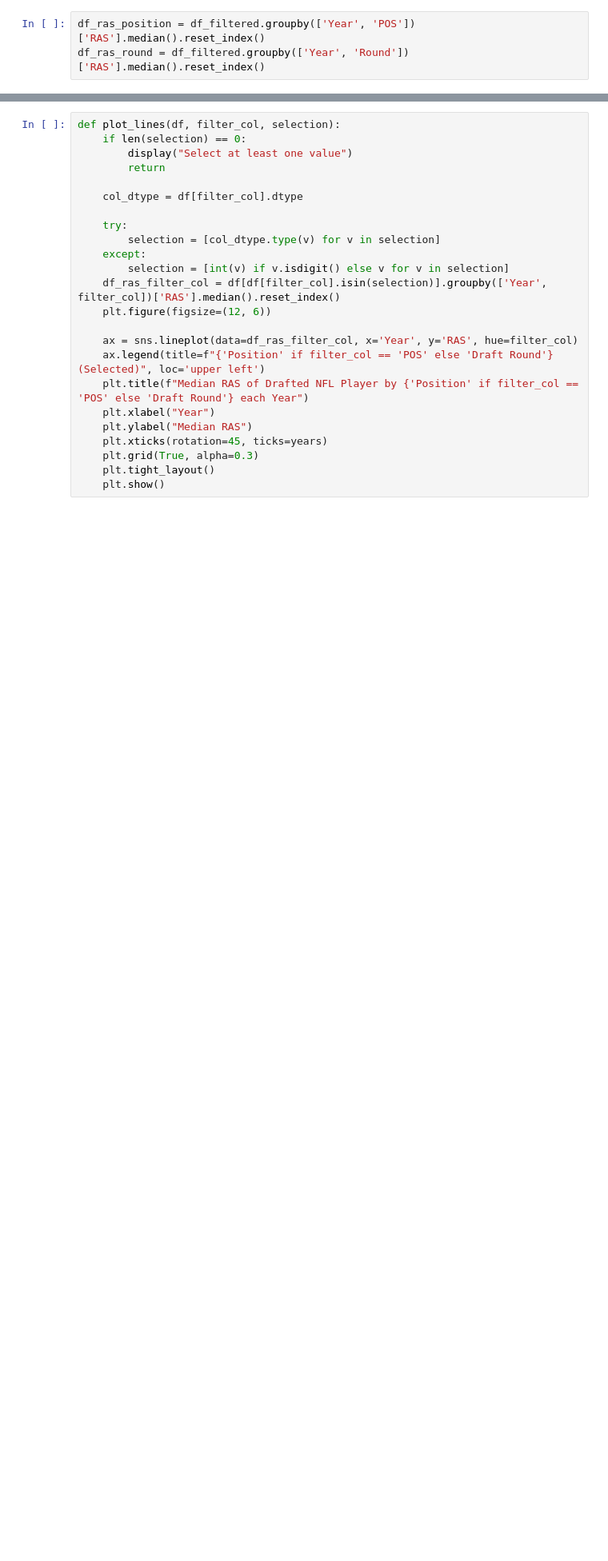
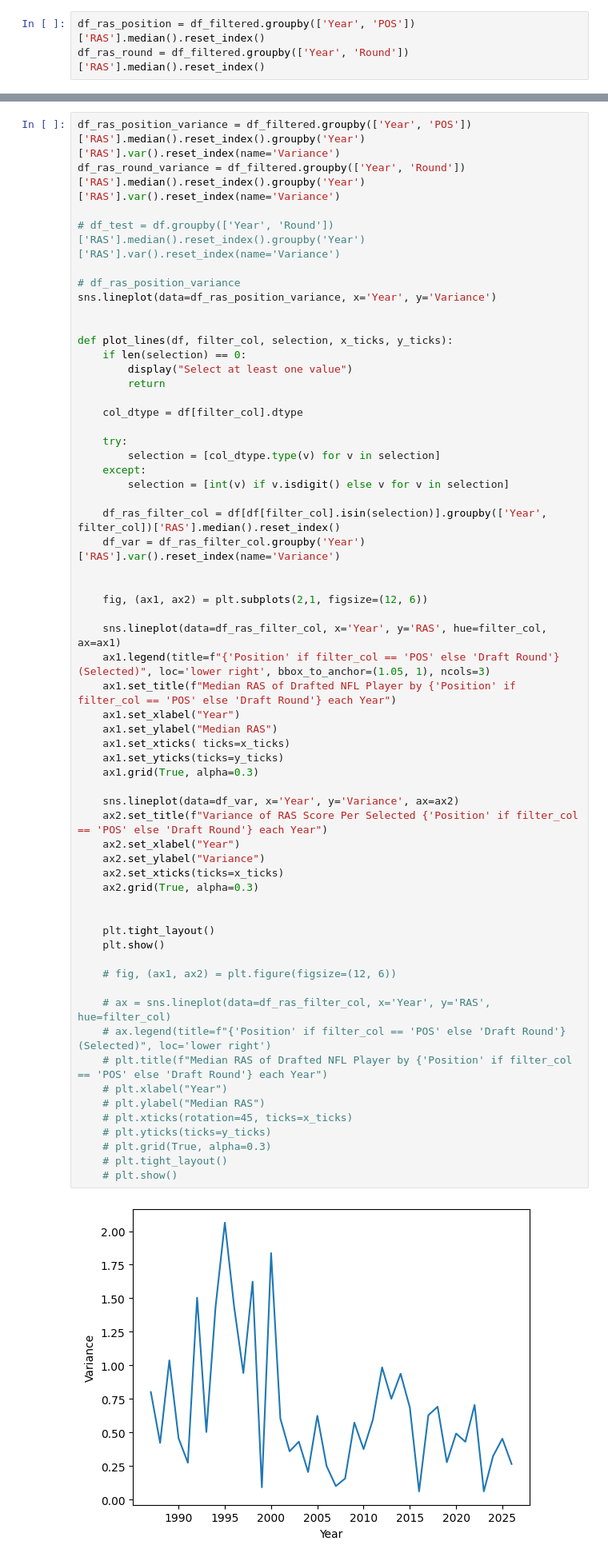
Before and after one commit to ccthatsme/SIADS_593_Milestone_1, a Jupyter notebook: notebooks/timeseries_RAS_position.ipynb, the cells around one changed output, grey strips where cells are left out. Shown at 80% size. Saved outputs shown, nothing was run; the diff lists cells and outputs as text; blank space fills up the shorter version.

```diff
--- a/notebooks/timeseries_RAS_position.ipynb
+++ b/notebooks/timeseries_RAS_position.ipynb
@@ -57,25 +63,63 @@ years = sorted(df_filtered['Year'].unique())
 # %%
-def plot_lines(df, filter_col, selection):
+df_ras_position_variance = df_filtered.groupby(['Year', 'POS'])['RAS'].median().reset_index().groupby('Year')['RAS'].var().reset_index(name='Variance')
+df_ras_round_variance = df_filtered.groupby(['Year', 'Round'])['RAS'].median().reset_index().groupby('Year')['RAS'].var().reset_index(name='Variance')
+
+# df_test = df.groupby(['Year', 'Round'])['RAS'].median().reset_index().groupby('Year')['RAS'].var().reset_index(name='Variance')
+
+# df_ras_position_variance
+sns.lineplot(data=df_ras_position_variance, x='Year', y='Variance')
+
+
+def plot_lines(df, filter_col, selection, x_ticks, y_ticks):
     if len(selection) == 0:
         display("Select at least one value")
         return
 
     col_dtype = df[filter_col].dtype
 
     try:
         selection = [col_dtype.type(v) for v in selection]
     except:
         selection = [int(v) if v.isdigit() else v for v in selection]
+
     df_ras_filter_col = df[df[filter_col].isin(selection)].groupby(['Year', filter_col])['RAS'].median().reset_index()
-    plt.figure(figsize=(12, 6))
+    df_var = df_ras_filter_col.groupby('Year')['RAS'].var().reset_index(name='Variance')
 
-    ax = sns.lineplot(data=df_ras_filter_col, x='Year', y='RAS', hue=filter_col)
-    ax.legend(title=f"{'Position' if filter_col == 'POS' else 'Draft Round'} (Selected)", loc='upper left')
-    plt.title(f"Median RAS of Drafted NFL Player by {'Position' if filter_col == 'POS' else 'Draft Round'} each Year")
-    plt.xlabel("Year")
-    plt.ylabel("Median RAS")
-    plt.xticks(rotation=45, ticks=years)
-    plt.grid(True, alpha=0.3)
+
+    fig, (ax1, ax2) = plt.subplots(2,1, figsize=(12, 6))
+
+    sns.lineplot(data=df_ras_filter_col, x='Year', y='RAS', hue=filter_col, ax=ax1)
+    ax1.legend(title=f"{'Position' if filter_col == 'POS' else 'Draft Round'} (Selected)", loc='lower right', bbox_to_anchor=(1.05, 1), ncols=3)
+    ax1.set_title(f"Median RAS of Drafted NFL Player by {'Position' if filter_col == 'POS' else 'Draft Round'} each Year")
+    ax1.set_xlabel("Year")
+    ax1.set_ylabel("Median RAS")
+    ax1.set_xticks( ticks=x_ticks)
+    ax1.set_yticks(ticks=y_ticks)
+    ax1.grid(True, alpha=0.3)
+
+    sns.lineplot(data=df_var, x='Year', y='Variance', ax=ax2)
+    ax2.set_title(f"Variance of RAS Score Per Selected {'Position' if filter_col == 'POS' else 'Draft Round'} each Year")
+    ax2.set_xlabel("Year")
+    ax2.set_ylabel("Variance")
+    ax2.set_xticks(ticks=x_ticks)
+    ax2.grid(True, alpha=0.3)
+
+
     plt.tight_layout()
     plt.show()
+
+    # fig, (ax1, ax2) = plt.figure(figsize=(12, 6))
+
+    # ax = sns.lineplot(data=df_ras_filter_col, x='Year', y='RAS', hue=filter_col)
+    # ax.legend(title=f"{'Position' if filter_col == 'POS' else 'Draft Round'} (Selected)", loc='lower right')
+    # plt.title(f"Median RAS of Drafted NFL Player by {'Position' if filter_col == 'POS' else 'Draft Round'} each Year")
+    # plt.xlabel("Year")
+    # plt.ylabel("Median RAS")
+    # plt.xticks(rotation=45, ticks=x_ticks)
+    # plt.yticks(ticks=y_ticks)
+    # plt.grid(True, alpha=0.3)
+    # plt.tight_layout()
+    # plt.show()
+# %% [output]
+[figure, added]
 # %%
```
Also changed, not shown: parts of 8 cells of this notebook.
